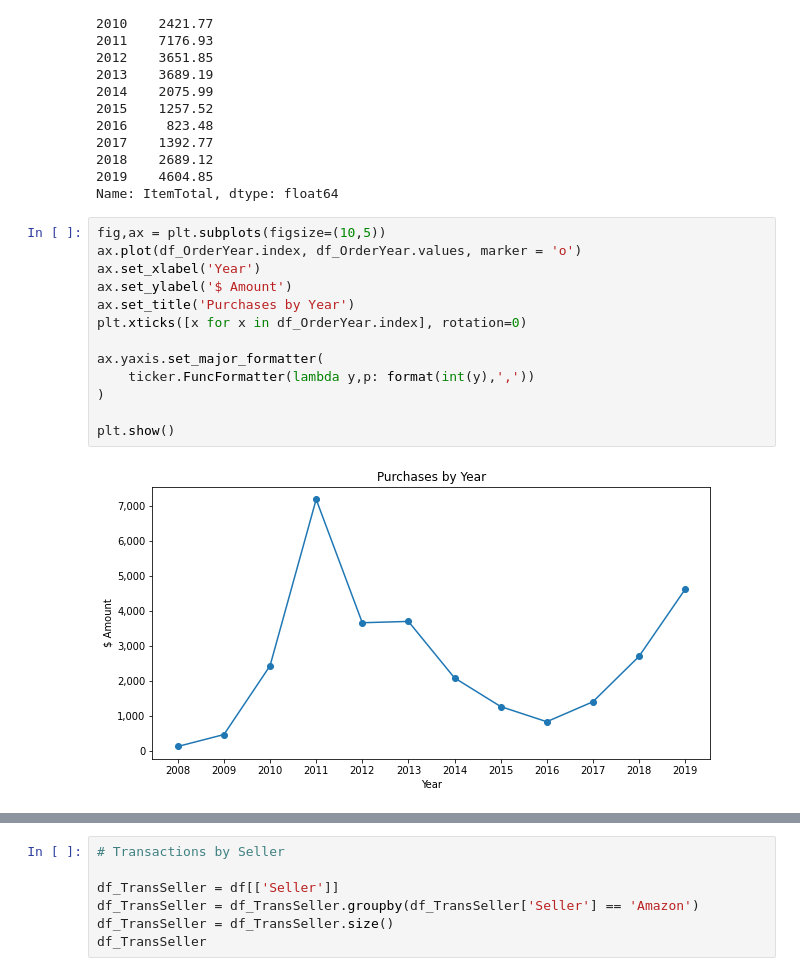
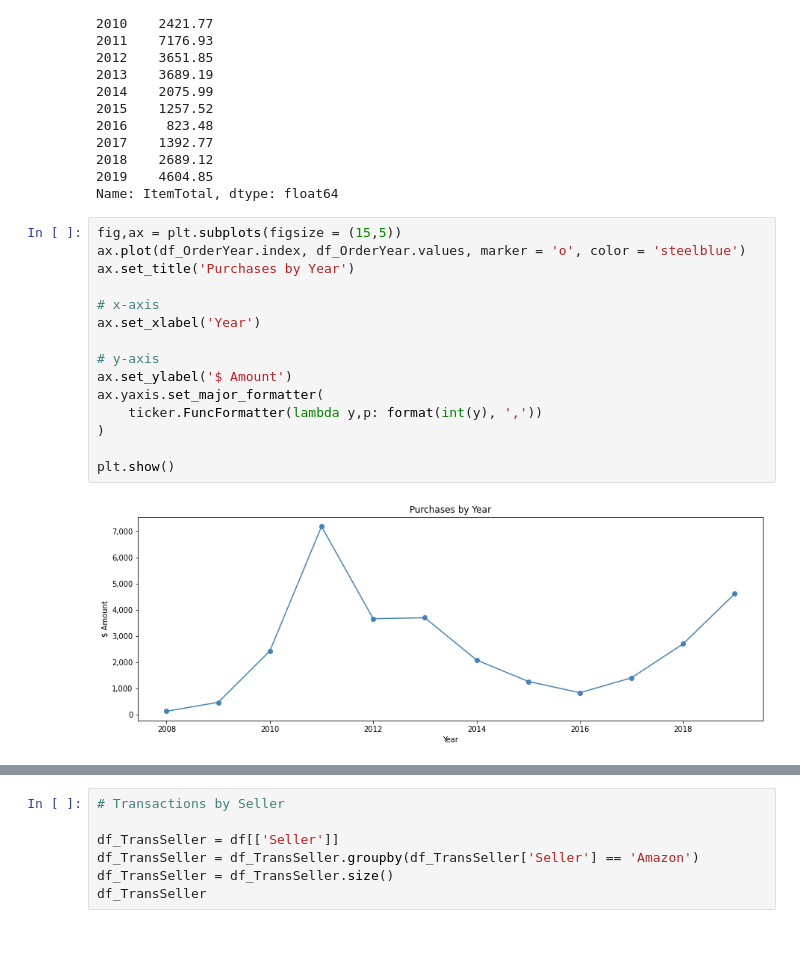
Before and after one commit to AmitSamra/AmazonOrderHistoryAirflowAWS, a Jupyter notebook: AmazonOrderHistoryAirflowAWS_output.ipynb, the cells around one changed output, grey strips where cells are left out. Cells and saved outputs as stored; diff of their text form; blank space fills up the shorter version.

```diff
--- a/AmazonOrderHistoryAirflowAWS_output.ipynb
+++ b/AmazonOrderHistoryAirflowAWS_output.ipynb
@@ -154,18 +157,20 @@ OrderYear
 2019    4604.85
 Name: ItemTotal, dtype: float64
 # %%
-fig,ax = plt.subplots(figsize=(10,5))
-ax.plot(df_OrderYear.index, df_OrderYear.values, marker = 'o')
+fig,ax = plt.subplots(figsize = (15,5))
+ax.plot(df_OrderYear.index, df_OrderYear.values, marker = 'o', color = 'steelblue')
+ax.set_title('Purchases by Year')
+
+# x-axis
 ax.set_xlabel('Year')
+
+# y-axis
 ax.set_ylabel('$ Amount')
-ax.set_title('Purchases by Year')
-plt.xticks([x for x in df_OrderYear.index], rotation=0)
-
 ax.yaxis.set_major_formatter(
-    ticker.FuncFormatter(lambda y,p: format(int(y),','))
+    ticker.FuncFormatter(lambda y,p: format(int(y), ','))
 )
 
 plt.show()
 # %% [output]
-[figure, old version]
+[figure, new version]
 # %%
```
Also changed, not shown: parts of 21 cells of this notebook, 13 other files.
